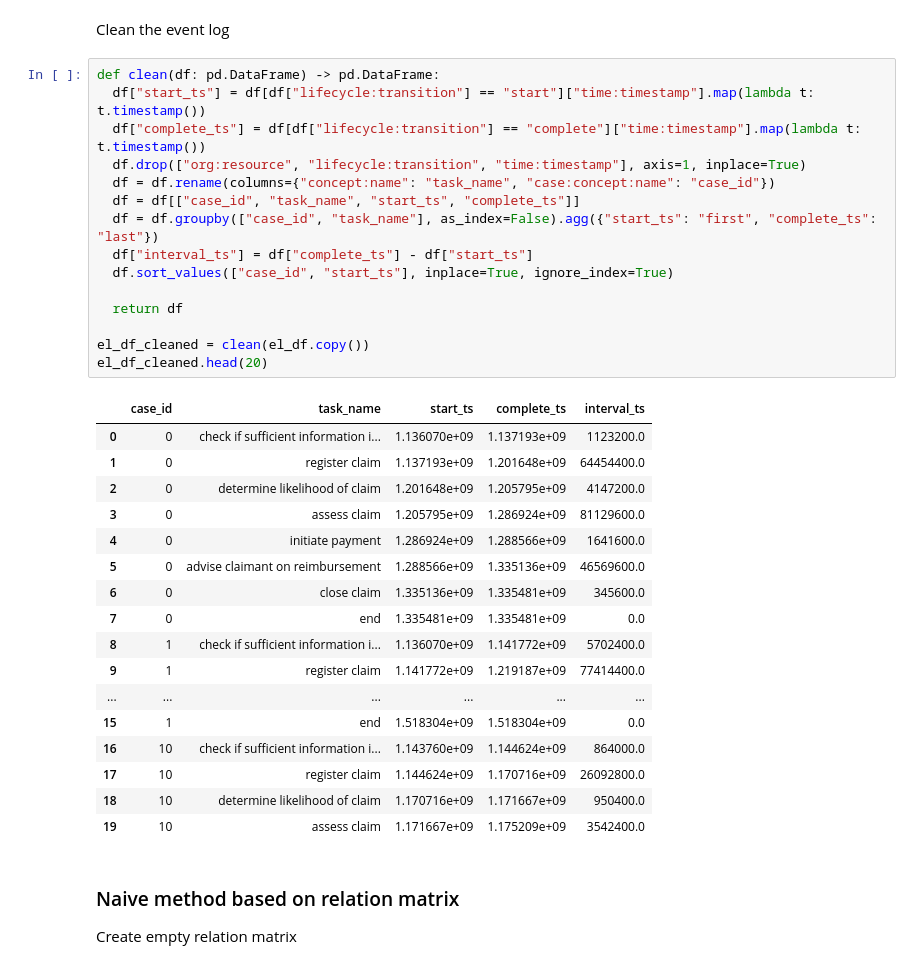
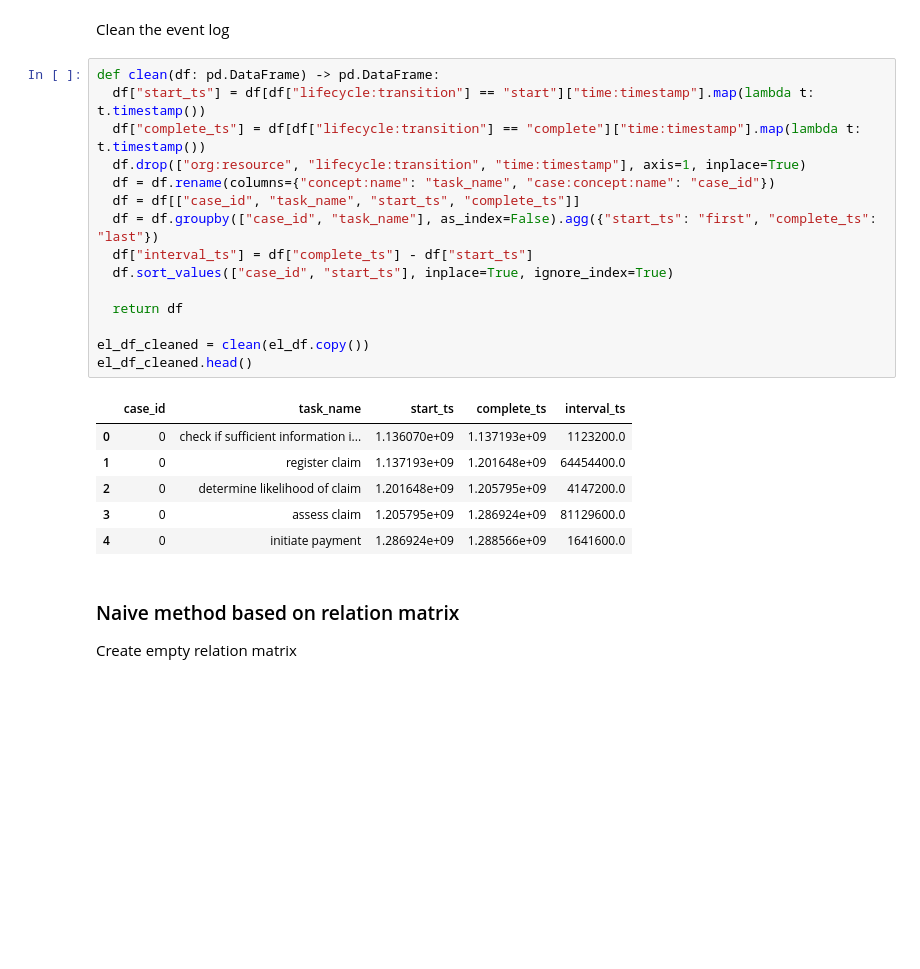
Before and after one commit to Sroka-Bartosz/Allen-fuzzy-logs-relation-analysis, a Jupyter notebook: relation_matrix.ipynb, the cells around one changed output. Drawn from its saved outputs; the diff is of its cells as text; blank space fills up the shorter version.

```diff
--- a/relation_matrix.ipynb
+++ b/relation_matrix.ipynb
@@ -39,36 +39,25 @@ Clean the event log
 # %%
 def clean(df: pd.DataFrame) -> pd.DataFrame:
   df["start_ts"] = df[df["lifecycle:transition"] == "start"]["time:timestamp"].map(lambda t: t.timestamp())
   df["complete_ts"] = df[df["lifecycle:transition"] == "complete"]["time:timestamp"].map(lambda t: t.timestamp())
   df.drop(["org:resource", "lifecycle:transition", "time:timestamp"], axis=1, inplace=True)
   df = df.rename(columns={"concept:name": "task_name", "case:concept:name": "case_id"})
   df = df[["case_id", "task_name", "start_ts", "complete_ts"]]
   df = df.groupby(["case_id", "task_name"], as_index=False).agg({"start_ts": "first", "complete_ts": "last"})
   df["interval_ts"] = df["complete_ts"] - df["start_ts"]
   df.sort_values(["case_id", "start_ts"], inplace=True, ignore_index=True)
 
   return df
 
 el_df_cleaned = clean(el_df.copy())
-el_df_cleaned.head(20)
+el_df_cleaned.head()
 # %% [output]
 |  | case_id | task_name | start_ts | complete_ts | interval_ts |
 | 0 | 0 | check if sufficient information i... | 1.136070e+09 | 1.137193e+09 | 1123200.0 |
 | 1 | 0 | register claim | 1.137193e+09 | 1.201648e+09 | 64454400.0 |
 | 2 | 0 | determine likelihood of claim | 1.201648e+09 | 1.205795e+09 | 4147200.0 |
 | 3 | 0 | assess claim | 1.205795e+09 | 1.286924e+09 | 81129600.0 |
 | 4 | 0 | initiate payment | 1.286924e+09 | 1.288566e+09 | 1641600.0 |
-| 5 | 0 | advise claimant on reimbursement | 1.288566e+09 | 1.335136e+09 | 46569600.0 |
-| 6 | 0 | close claim | 1.335136e+09 | 1.335481e+09 | 345600.0 |
-| 7 | 0 | end | 1.335481e+09 | 1.335481e+09 | 0.0 |
-| 8 | 1 | check if sufficient information i... | 1.136070e+09 | 1.141772e+09 | 5702400.0 |
-| 9 | 1 | register claim | 1.141772e+09 | 1.219187e+09 | 77414400.0 |
-| ... | ... | ... | ... | ... | ... |
-| 15 | 1 | end | 1.518304e+09 | 1.518304e+09 | 0.0 |
-| 16 | 10 | check if sufficient information i... | 1.143760e+09 | 1.144624e+09 | 864000.0 |
-| 17 | 10 | register claim | 1.144624e+09 | 1.170716e+09 | 26092800.0 |
-| 18 | 10 | determine likelihood of claim | 1.170716e+09 | 1.171667e+09 | 950400.0 |
-| 19 | 10 | assess claim | 1.171667e+09 | 1.175209e+09 | 3542400.0 |
 # %% [markdown]
 ### Naive method based on relation matrix
 
```
Also changed, not shown: parts of 9 cells of this notebook, 1 other file.
